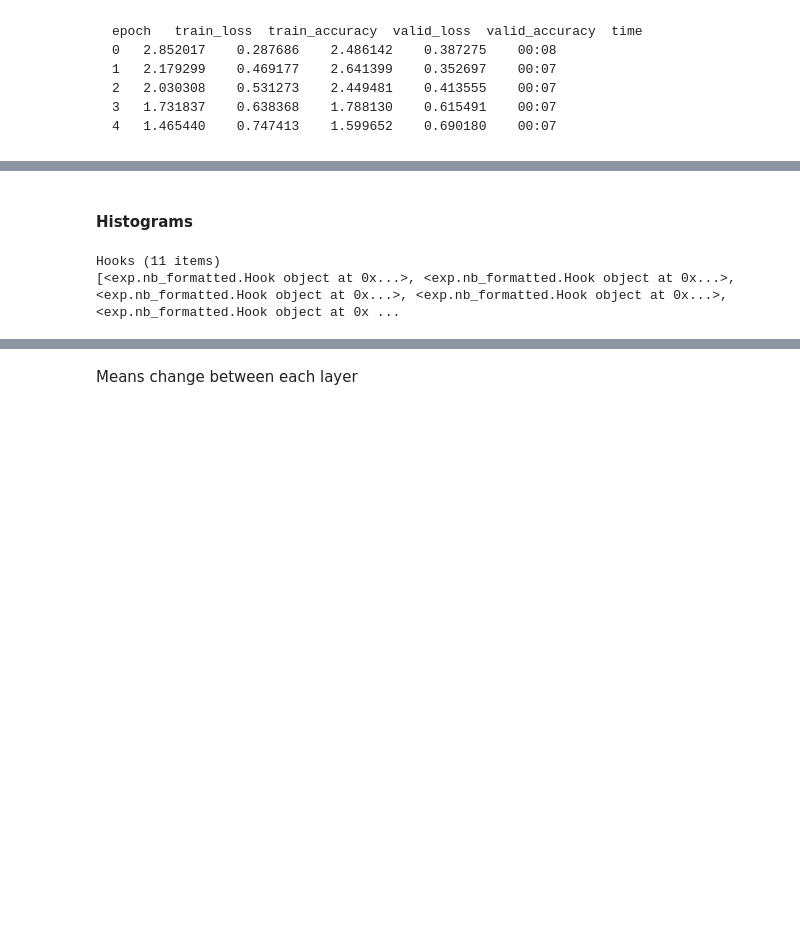
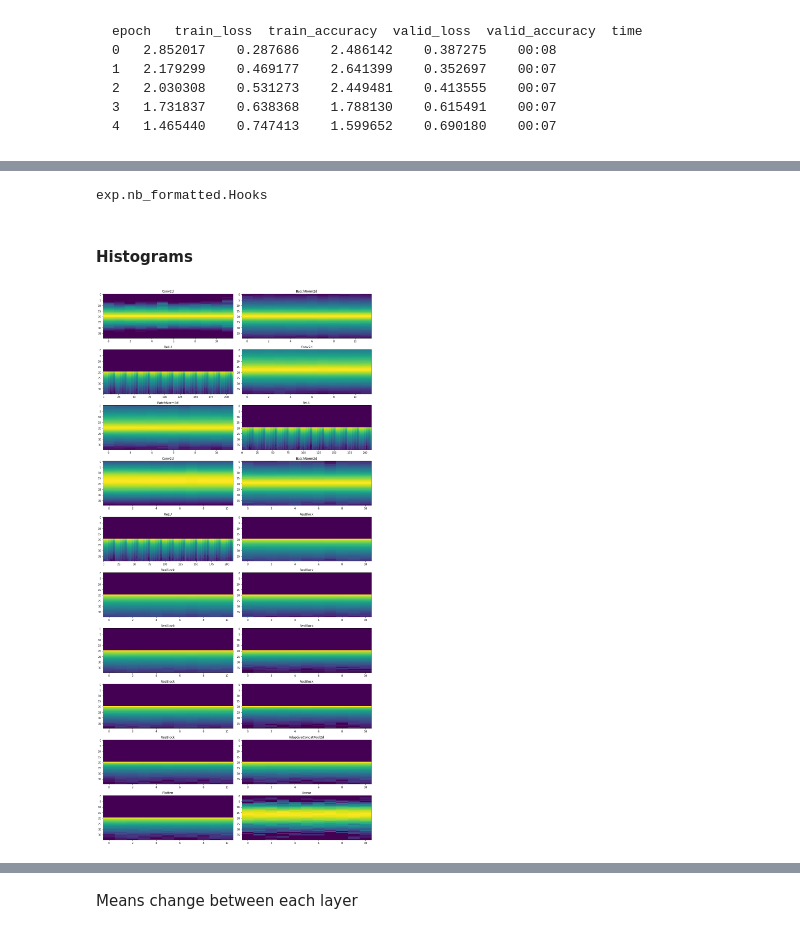
Before and after one commit to adriangrepo/fastai_2019_pt2_dev_course, a Jupyter notebook: dl2/11a_l12_transfer_learning.ipynb, the cells around one changed output, grey strips where cells are left out. Drawn from its saved outputs; the diff is of its cells as text; code cells hidden in the pictures; blank space fills up the shorter version.

```diff
--- a/dl2/11a_l12_transfer_learning.ipynb
+++ b/dl2/11a_l12_transfer_learning.ipynb
@@ -495,8 +736,11 @@ plotting 11 layers
+# %%
+type(hooks_naive)
+# %% [output]
+exp.nb_formatted.Hooks
 # %% [markdown]
 #### Histograms
-# %%
-hooks_naive
-# %% [output]
-Hooks (11 items)
-[<exp.nb_formatted.Hook object at 0x...>, <exp.nb_formatted.Hook object at 0x...>, <exp.nb_formatted.Hook object at 0x...>, <exp.nb_formatted.Hook object at 0x...>, <exp.nb_formatted.Hook object at 0x ...
+# %%
+plot_hooks_delta_hist(hooks_naive,fig_name='naive_delta_hists.png',model=learn.model)
+# %% [output]
+[figure, added]
 # %%
```
Also changed, not shown: parts of 82 cells of this notebook, 3 other files.
